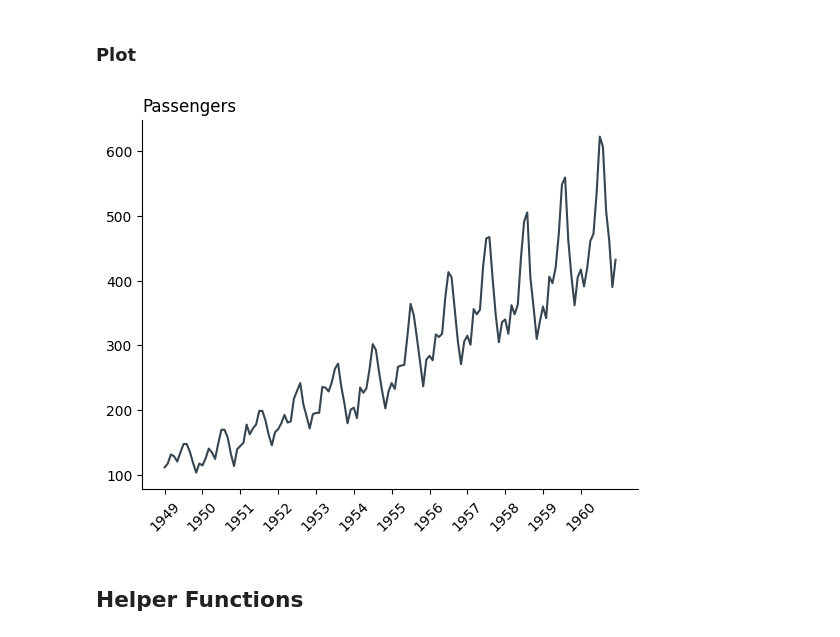
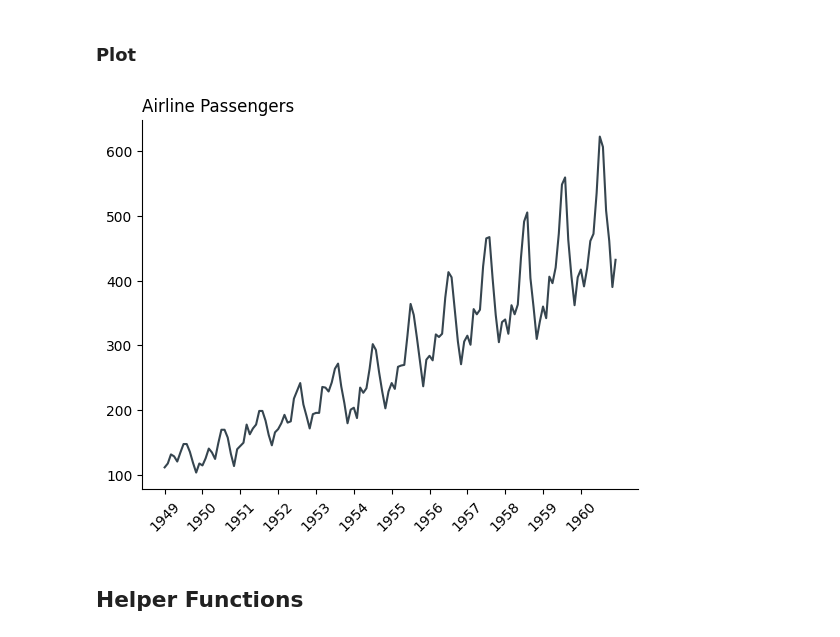
Before and after one commit to pharringtonp19/business-analytics, a Jupyter notebook: notebooks/regression/regression_transformations_motivation.ipynb, the cells around one changed output. Cells and saved outputs as stored; diff of their text form; code cells hidden in the pictures.

```diff
--- a/notebooks/regression/regression_transformations_motivation.ipynb
+++ b/notebooks/regression/regression_transformations_motivation.ipynb
@@ -71,23 +49,23 @@ df['Month_Encoded_Scaled'] = (df['Month_Encoded'] - df['Month_Encoded'].min()) /
 ### **Plot**
 # %%
 plt.plot(df['Month'], df['Passengers'], color="#36454F")
-plt.title('Passengers', loc='left')
+plt.title('Airline Passengers', loc='left')
 ax = plt.gca()
 ax.spines['right'].set_visible(False)
 ax.spines['top'].set_visible(False)
 
 # Select ticks and labels for the x-axis (every 12th month, assuming monthly data)
 tick_positions = df.index[::12]  # Use the index for positioning
 tick_labels = df['Month'][::12].str.split('-').str[0]  # Extract only the year part
 
 # Set ticks and labels
 ax.set_xticks(tick_positions)
 ax.set_xticklabels(tick_labels, rotation=45)  # Rotate for better readability
 
 # Show the plot
 plt.show()
 # %% [output]
-[figure, old version]
+[figure, new version]
 # %%
 def gen_polynomial(k):
     def applyk(x):
```
Also changed, not shown: parts of 9 cells of this notebook.
